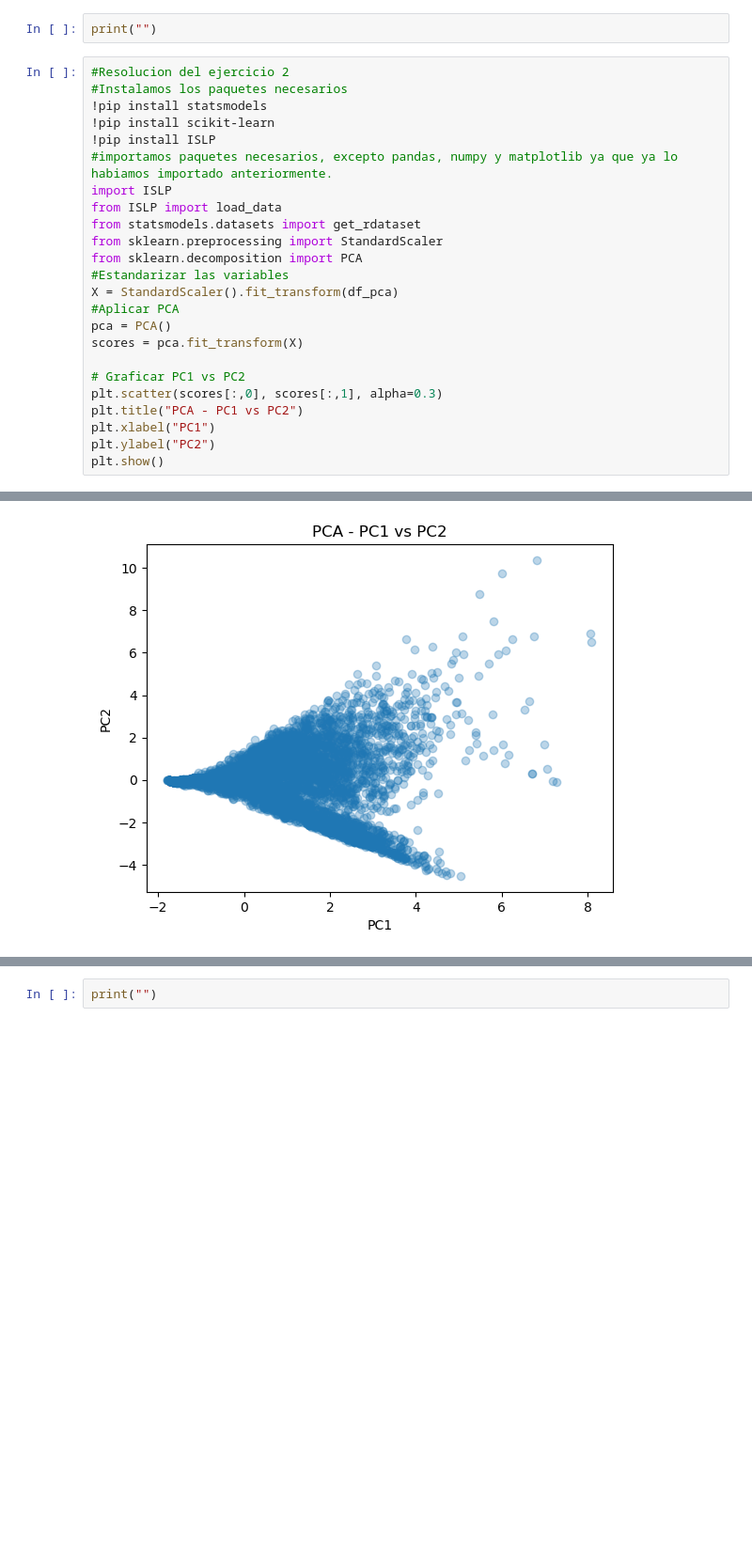
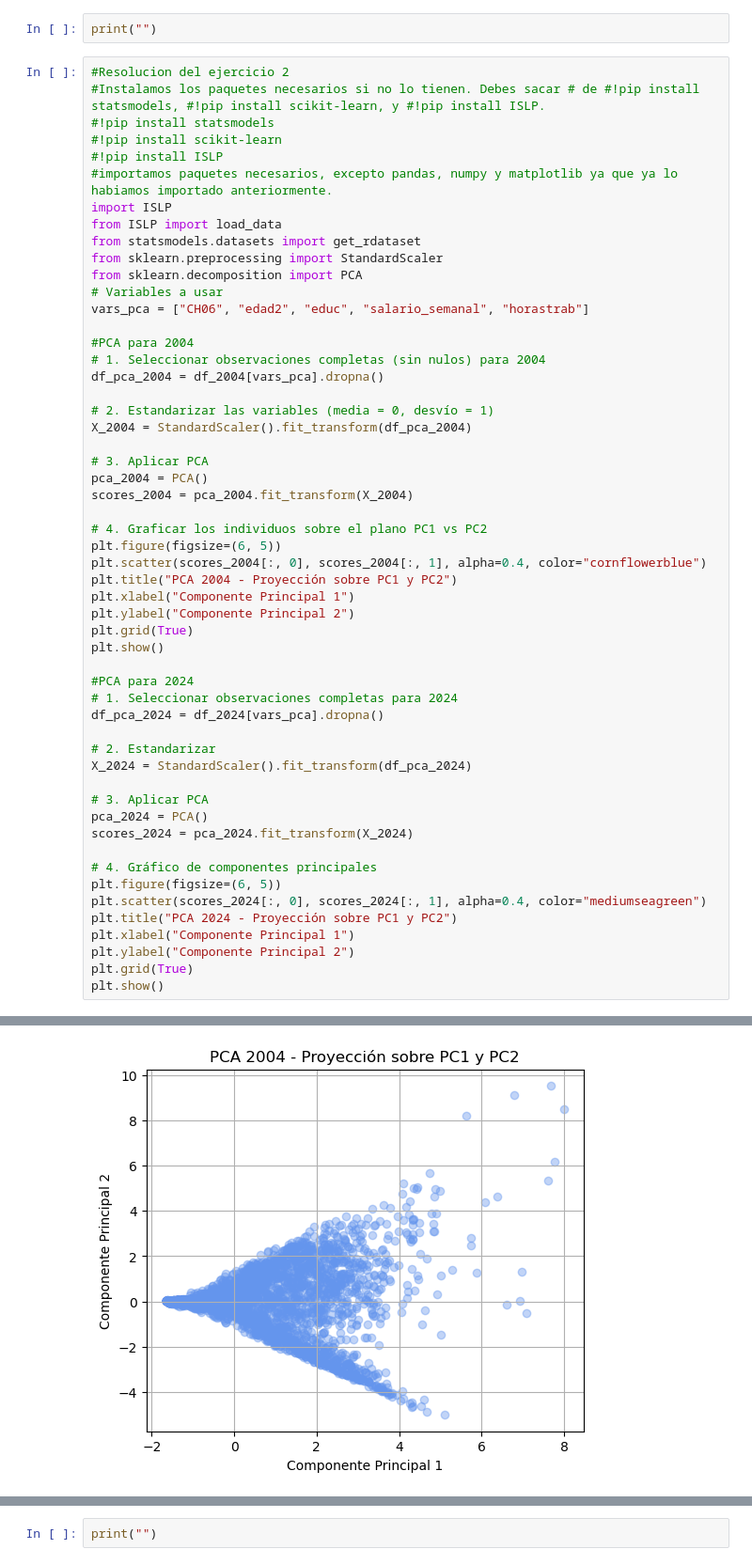
Before and after one commit to LucaDadderio0/-BigDataUBA-Grup10, a Jupyter notebook: TP3/Big_Data_TP3_Grupo10.ipynb, the cells around one changed output, grey strips where cells are left out. Shown at 94% size. Drawn from its saved outputs; the diff is of its cells as text; blank space fills up the shorter version.

```diff
--- a/TP3/Big_Data_TP3_Grupo10.ipynb
+++ b/TP3/Big_Data_TP3_Grupo10.ipynb
@@ -299,26 +412,56 @@ horastrab        0.308763  0.185697  0.208798         0.448444   1.000000
 print("")
 # %%
 #Resolucion del ejercicio 2
-#Instalamos los paquetes necesarios
-!pip install statsmodels
-!pip install scikit-learn
-!pip install ISLP
+#Instalamos los paquetes necesarios si no lo tienen. Debes sacar # de #!pip install statsmodels, #!pip install scikit-learn, y #!pip install ISLP.
+#!pip install statsmodels
+#!pip install scikit-learn
+#!pip install ISLP
 #importamos paquetes necesarios, excepto pandas, numpy y matplotlib ya que ya lo habiamos importado anteriormente.
 import ISLP
 from ISLP import load_data
 from statsmodels.datasets import get_rdataset
 from sklearn.preprocessing import StandardScaler
 from sklearn.decomposition import PCA
-#Estandarizar las variables
-X = StandardScaler().fit_transform(df_pca)
-#Aplicar PCA
-pca = PCA()
-scores = pca.fit_transform(X)
+# Variables a usar
+vars_pca = ["CH06", "edad2", "educ", "salario_semanal", "horastrab"]
 
-# Graficar PC1 vs PC2
-plt.scatter(scores[:,0], scores[:,1], alpha=0.3)
-plt.title("PCA - PC1 vs PC2")
-plt.xlabel("PC1")
-plt.ylabel("PC2")
+#PCA para 2004
+# 1. Seleccionar observaciones completas (sin nulos) para 2004
+df_pca_2004 = df_2004[vars_pca].dropna()
+
+# 2. Estandarizar las variables (media = 0, desvío = 1)
+X_2004 = StandardScaler().fit_transform(df_pca_2004)
+
+# 3. Aplicar PCA
+pca_2004 = PCA()
+scores_2004 = pca_2004.fit_transform(X_2004)
+
+# 4. Graficar los individuos sobre el plano PC1 vs PC2
+plt.figure(figsize=(6, 5))
+plt.scatter(scores_2004[:, 0], scores_2004[:, 1], alpha=0.4, color="cornflowerblue")
+plt.title("PCA 2004 - Proyección sobre PC1 y PC2")
+plt.xlabel("Componente Principal 1")
+plt.ylabel("Componente Principal 2")
+plt.grid(True)
 plt.show()
+
+#PCA para 2024
+# 1. Seleccionar observaciones completas para 2024
+df_pca_2024 = df_2024[vars_pca].dropna()
+
+# 2. Estandarizar
+X_2024 = StandardScaler().fit_transform(df_pca_2024)
+
+# 3. Aplicar PCA
+pca_2024 = PCA()
+scores_2024 = pca_2024.fit_transform(X_2024)
+
+# 4. Gráfico de componentes principales
+plt.figure(figsize=(6, 5))
+plt.scatter(scores_2024[:, 0], scores_2024[:, 1], alpha=0.4, color="mediumseagreen")
+plt.title("PCA 2024 - Proyección sobre PC1 y PC2")
+plt.xlabel("Componente Principal 1")
+plt.ylabel("Componente Principal 2")
+plt.grid(True)
+plt.show()
 # %% [output]
@@ -344 +468 @@ Successfully installed ISLP-0.4.0 autograd-1.8.0 autograd-gamma-0.5.0 formulaic-
-[figure, old version]
+[figure, new version]
```
Also changed, not shown: parts of 15 cells of this notebook.
